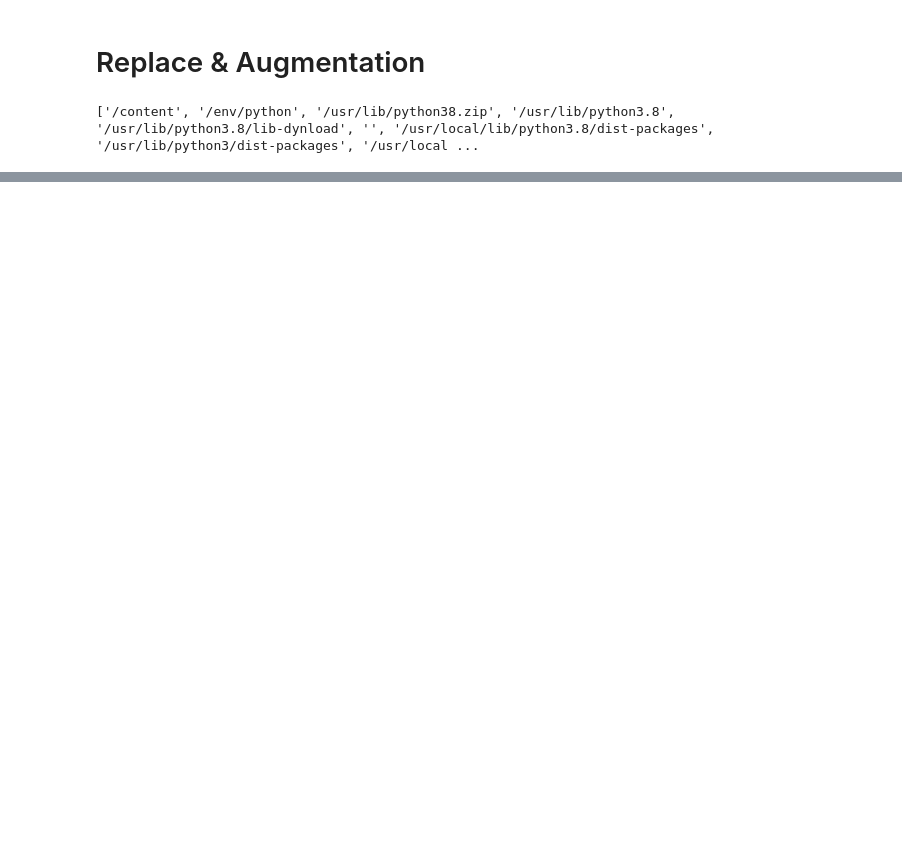
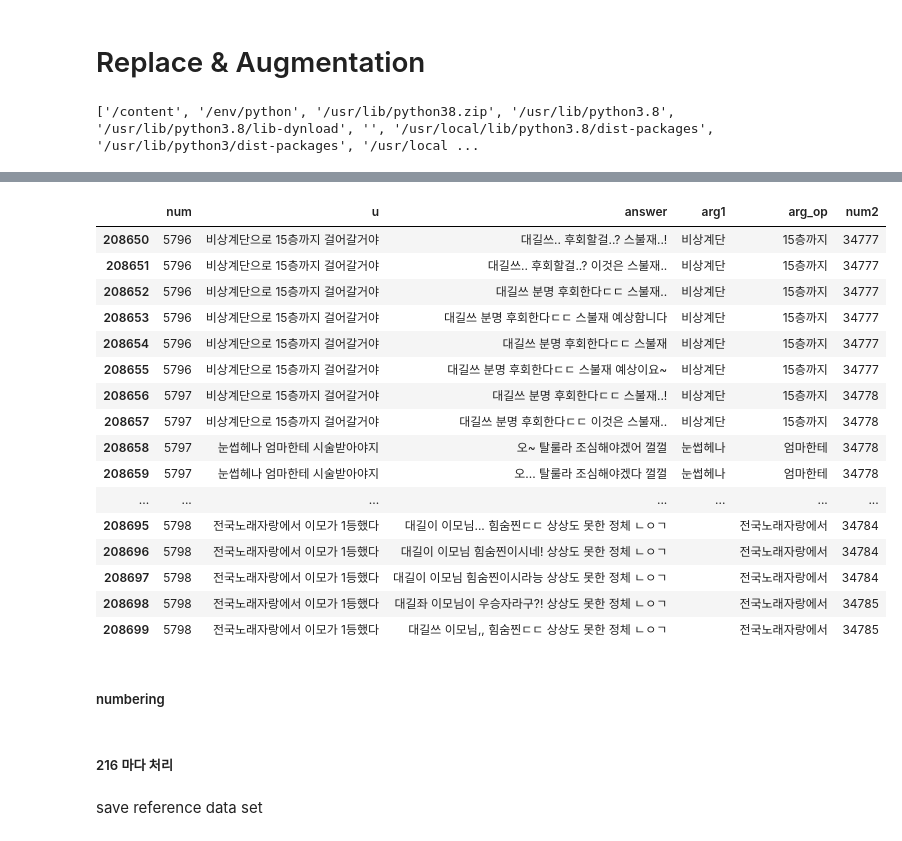
Before and after one commit to textnetkr/MemeProject, a Jupyter notebook: src/doc2vec/data_augmentation/augmentation.ipynb, the cells around one changed output, grey strips where cells are left out. Saved outputs shown, nothing was run; the diff lists cells and outputs as text; code cells hidden in the pictures; blank space fills up the shorter version.

```diff
--- a/src/doc2vec/data_augmentation/augmentation.ipynb
+++ b/src/doc2vec/data_augmentation/augmentation.ipynb
@@ -205,0 +176,24 @@ Loaded 208700 records from drive/MyDrive/MemeProject/data/augmentation/aug_temp.
+# %%
+df.tail(50)
+# %% [output]
+|  | num | u | answer | arg1 | arg_op | num2 |
+| 208650 | 5796 | 비상계단으로 15층까지 걸어갈거야 | 대길쓰.. 후회할걸..? 스불재..! | 비상계단 | 15층까지 | 34777 |
+| 208651 | 5796 | 비상계단으로 15층까지 걸어갈거야 | 대길쓰.. 후회할걸..? 이것은 스불재.. | 비상계단 | 15층까지 | 34777 |
+| 208652 | 5796 | 비상계단으로 15층까지 걸어갈거야 | 대길쓰 분명 후회한다ㄷㄷ 스불재.. | 비상계단 | 15층까지 | 34777 |
+| 208653 | 5796 | 비상계단으로 15층까지 걸어갈거야 | 대길쓰 분명 후회한다ㄷㄷ 스불재 예상함니다 | 비상계단 | 15층까지 | 34777 |
+| 208654 | 5796 | 비상계단으로 15층까지 걸어갈거야 | 대길쓰 분명 후회한다ㄷㄷ 스불재 | 비상계단 | 15층까지 | 34777 |
+| 208655 | 5796 | 비상계단으로 15층까지 걸어갈거야 | 대길쓰 분명 후회한다ㄷㄷ 스불재 예상이요~ | 비상계단 | 15층까지 | 34777 |
+| 208656 | 5797 | 비상계단으로 15층까지 걸어갈거야 | 대길쓰 분명 후회한다ㄷㄷ 스불재..! | 비상계단 | 15층까지 | 34778 |
+| 208657 | 5797 | 비상계단으로 15층까지 걸어갈거야 | 대길쓰 분명 후회한다ㄷㄷ 이것은 스불재.. | 비상계단 | 15층까지 | 34778 |
+| 208658 | 5797 | 눈썹헤나 엄마한테 시술받아야지 | 오~ 탈룰라 조심해야겠어 껄껄 | 눈썹헤나 | 엄마한테 | 34778 |
+| 208659 | 5797 | 눈썹헤나 엄마한테 시술받아야지 | 오... 탈룰라 조심해야겠다 껄껄 | 눈썹헤나 | 엄마한테 | 34778 |
+| ... | ... | ... | ... | ... | ... | ... |
+| 208695 | 5798 | 전국노래자랑에서 이모가 1등했다 | 대길이 이모님... 힘숨찐ㄷㄷ 상상도 못한 정체 ㄴㅇㄱ |  | 전국노래자랑에서 | 34784 |
+| 208696 | 5798 | 전국노래자랑에서 이모가 1등했다 | 대길이 이모님 힘숨찐이시네! 상상도 못한 정체 ㄴㅇㄱ |  | 전국노래자랑에서 | 34784 |
+| 208697 | 5798 | 전국노래자랑에서 이모가 1등했다 | 대길이 이모님 힘숨찐이시라능 상상도 못한 정체 ㄴㅇㄱ |  | 전국노래자랑에서 | 34784 |
+| 208698 | 5798 | 전국노래자랑에서 이모가 1등했다 | 대길좌 이모님이 우승자라구?! 상상도 못한 정체 ㄴㅇㄱ |  | 전국노래자랑에서 | 34785 |
+| 208699 | 5798 | 전국노래자랑에서 이모가 1등했다 | 대길쓰 이모님,, 힘숨찐ㄷㄷ 상상도 못한 정체 ㄴㅇㄱ |  | 전국노래자랑에서 | 34785 |
+# %% [markdown]
+##### numbering
+# %% [markdown]
+##### 216 마다 처리
@@ -205,0 +254,2 @@ Loaded 208700 records from drive/MyDrive/MemeProject/data/augmentation/aug_temp.
+# %% [markdown]
+save reference data set
```
Also changed, not shown: parts of 89 cells of this notebook.
